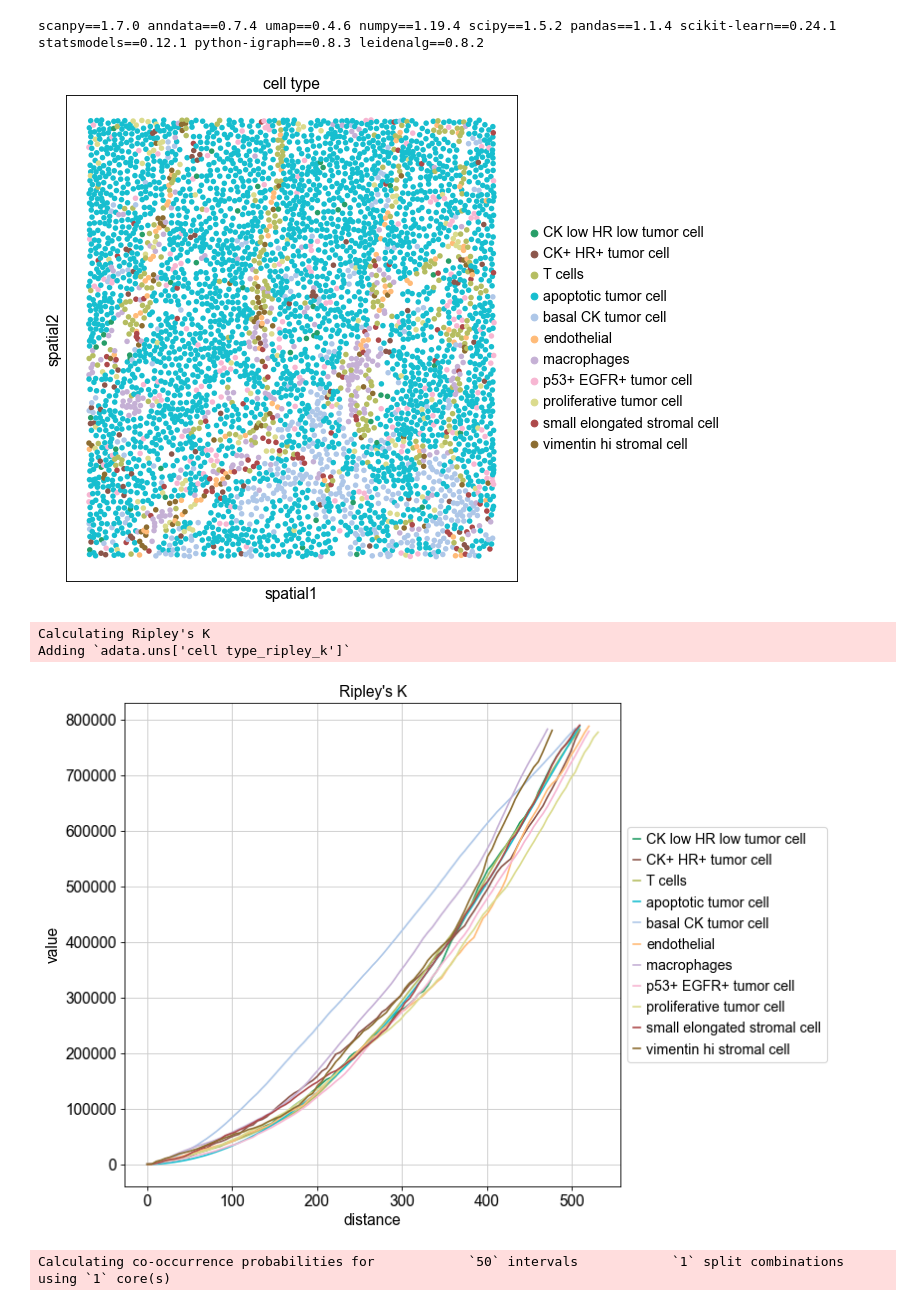
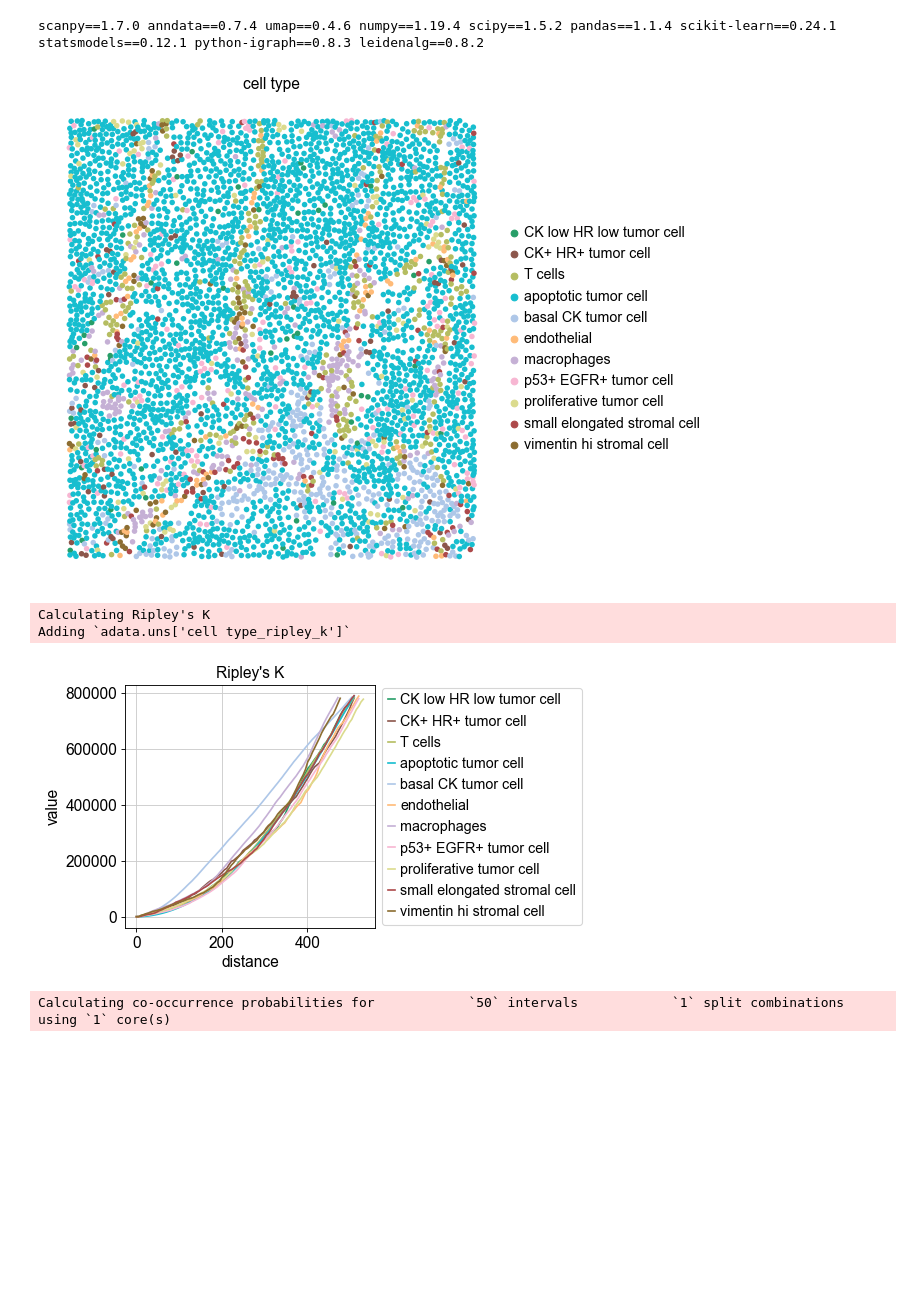
Before and after one commit to theislab/squidpy_reproducibility, a Jupyter notebook: notebooks/supp_figures/graph_examples_imc.ipynb, the cells around one changed output. Drawn from its saved outputs; the diff is of its cells as text; code cells hidden in the pictures; blank space fills up the shorter version.

```diff
--- a/notebooks/supp_figures/graph_examples_imc.ipynb
+++ b/notebooks/supp_figures/graph_examples_imc.ipynb
@@ -24,16 +24,16 @@ scanpy==1.7.0 anndata==0.7.4 umap==0.4.6 numpy==1.19.4 scipy==1.5.2 pandas==1.1.
 # %%
 adata = sq.datasets.imc()
 # %%
-sc.pl.spatial(adata, color="cell type", spot_size=10)
+sc.pl.spatial(adata, color="cell type", spot_size=10, frameon=False)
 # %% [output]
-[figure, old version]
+[figure, new version]
 # %%
 sq.gr.ripley_k(adata, cluster_key="cell type")
-sq.pl.ripley_k(adata, cluster_key="cell type")
+sq.pl.ripley_k(adata, cluster_key="cell type", figsize=(4, 4))
 # %% [output]
 Calculating Ripley's K
 Adding `adata.uns['cell type_ripley_k']`
-[figure, old version]
+[figure, new version]
 # %%
 sq.gr.co_occurrence(adata, cluster_key="cell type")
 sq.pl.co_occurrence(
```
Also changed, not shown: 2 other files.
